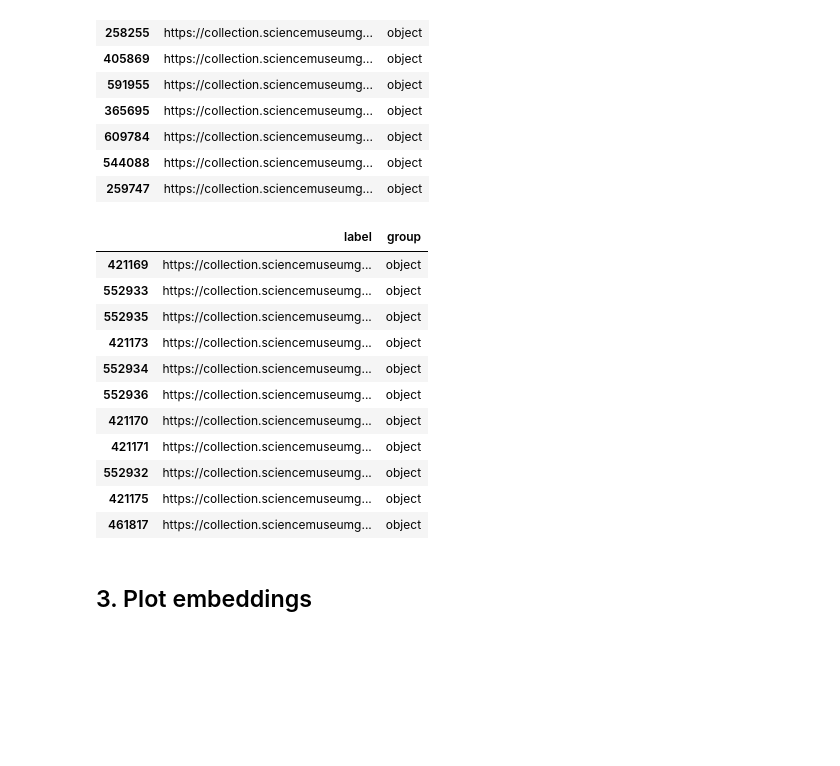
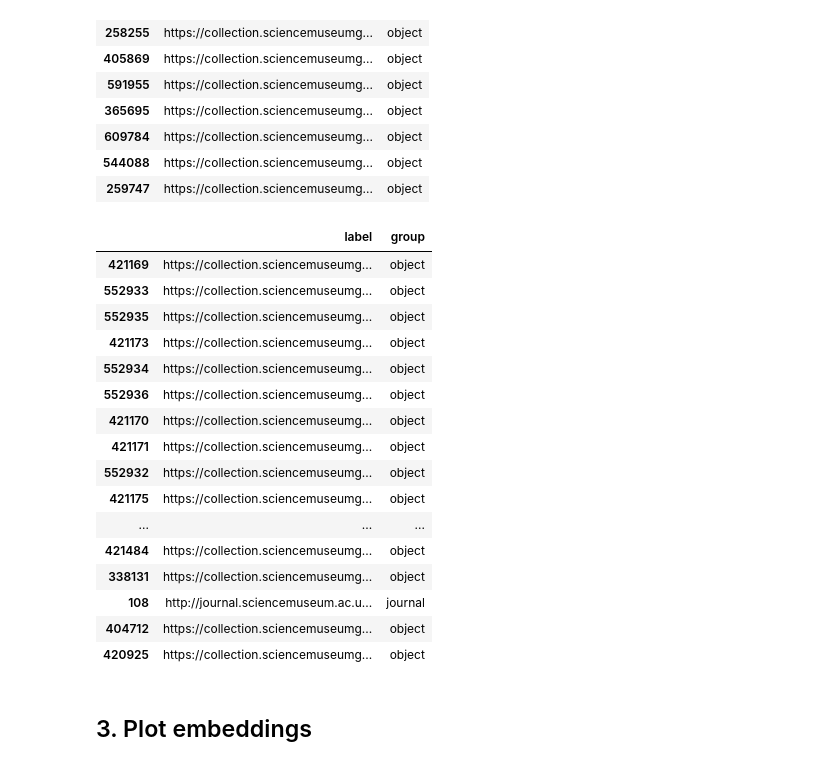
Before and after one commit to TheScienceMuseum/heritage-connector-vectors, a Jupyter notebook: notebooks/visualise and analyse embeddings.ipynb, the cells around one changed output. Cells and saved outputs as stored; diff of their text form; code cells hidden in the pictures; blank space fills up the shorter version.

```diff
--- a/notebooks/visualise and analyse embeddings.ipynb
+++ b/notebooks/visualise and analyse embeddings.ipynb
@@ -118,20 +118,25 @@ get_nn_from_label('objects/co33$', 10)
 | 259747 | https://collection.sciencemuseumg... | object |
 # %%
 # Sound Generator for Oramics Machine
-get_nn_from_label('co8242587$', 10)
+get_nn_from_label('co8242587$', 20)
 # %% [output]
 |  | label | group |
 | 421169 | https://collection.sciencemuseumg... | object |
 | 552933 | https://collection.sciencemuseumg... | object |
 | 552935 | https://collection.sciencemuseumg... | object |
 | 421173 | https://collection.sciencemuseumg... | object |
 | 552934 | https://collection.sciencemuseumg... | object |
 | 552936 | https://collection.sciencemuseumg... | object |
 | 421170 | https://collection.sciencemuseumg... | object |
 | 421171 | https://collection.sciencemuseumg... | object |
 | 552932 | https://collection.sciencemuseumg... | object |
 | 421175 | https://collection.sciencemuseumg... | object |
-| 461817 | https://collection.sciencemuseumg... | object |
+| ... | ... | ... |
+| 421484 | https://collection.sciencemuseumg... | object |
+| 338131 | https://collection.sciencemuseumg... | object |
+| 108 | http://journal.sciencemuseum.ac.u... | journal |
+| 404712 | https://collection.sciencemuseumg... | object |
+| 420925 | https://collection.sciencemuseumg... | object |
 # %% [markdown]
 ## 3. Plot embeddings
 # %%
```
